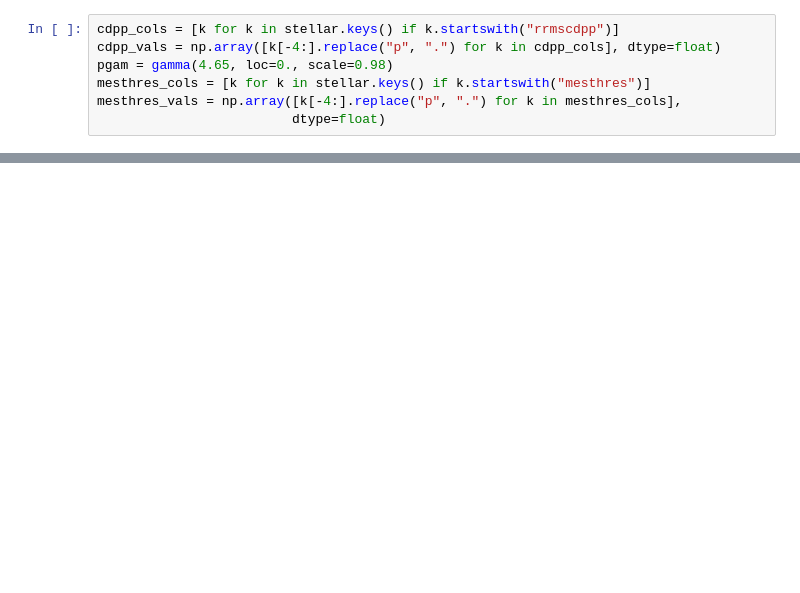
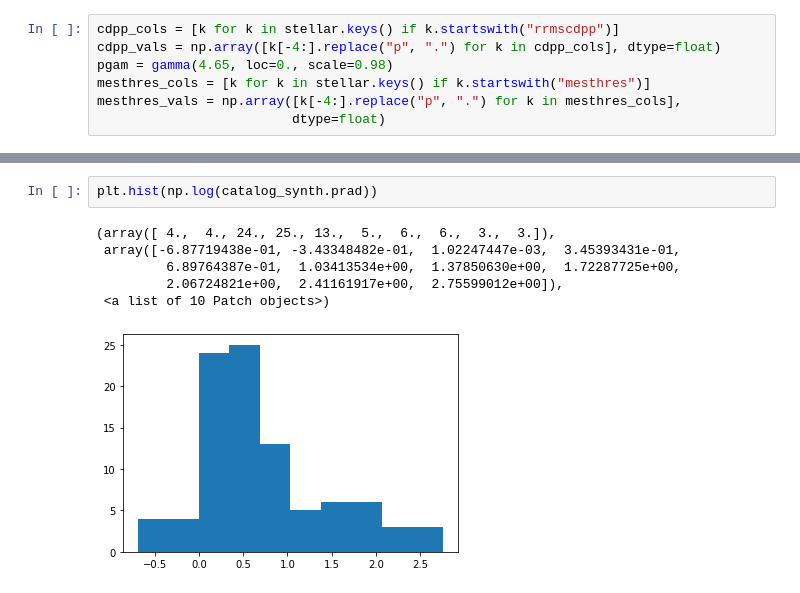
Before and after one commit to aditya-sengupta/exosyssim-prototyping, a Jupyter notebook: dev/occurrence_abc.ipynb, the cells around one changed output, grey strips where cells are left out. Drawn from its saved outputs; the diff is of its cells as text; blank space fills up the shorter version.

```diff
--- a/dev/occurrence_abc.ipynb
+++ b/dev/occurrence_abc.ipynb
@@ -395,0 +301,9 @@ len(planet_catalog)
+# %%
+plt.hist(np.log(catalog_synth.prad))
+# %% [output]
+(array([ 4.,  4., 24., 25., 13.,  5.,  6.,  6.,  3.,  3.]),
+ array([-6.87719438e-01, -3.43348482e-01,  1.02247447e-03,  3.45393431e-01,
+         6.89764387e-01,  1.03413534e+00,  1.37850630e+00,  1.72287725e+00,
+         2.06724821e+00,  2.41161917e+00,  2.75599012e+00]),
+ <a list of 10 Patch objects>)
+[figure, added]
```
Also changed, not shown: parts of 38 cells of this notebook, 1 other file.
